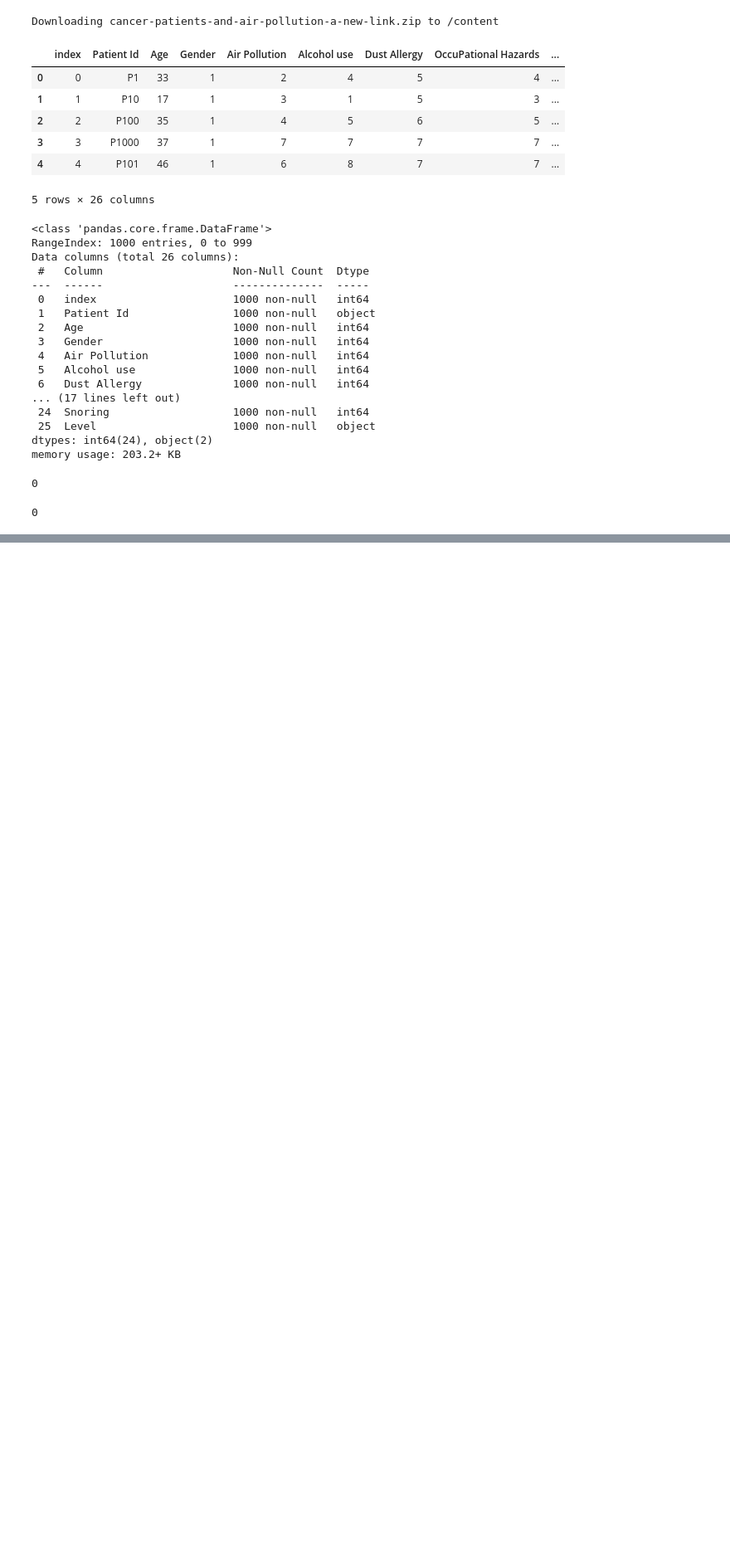
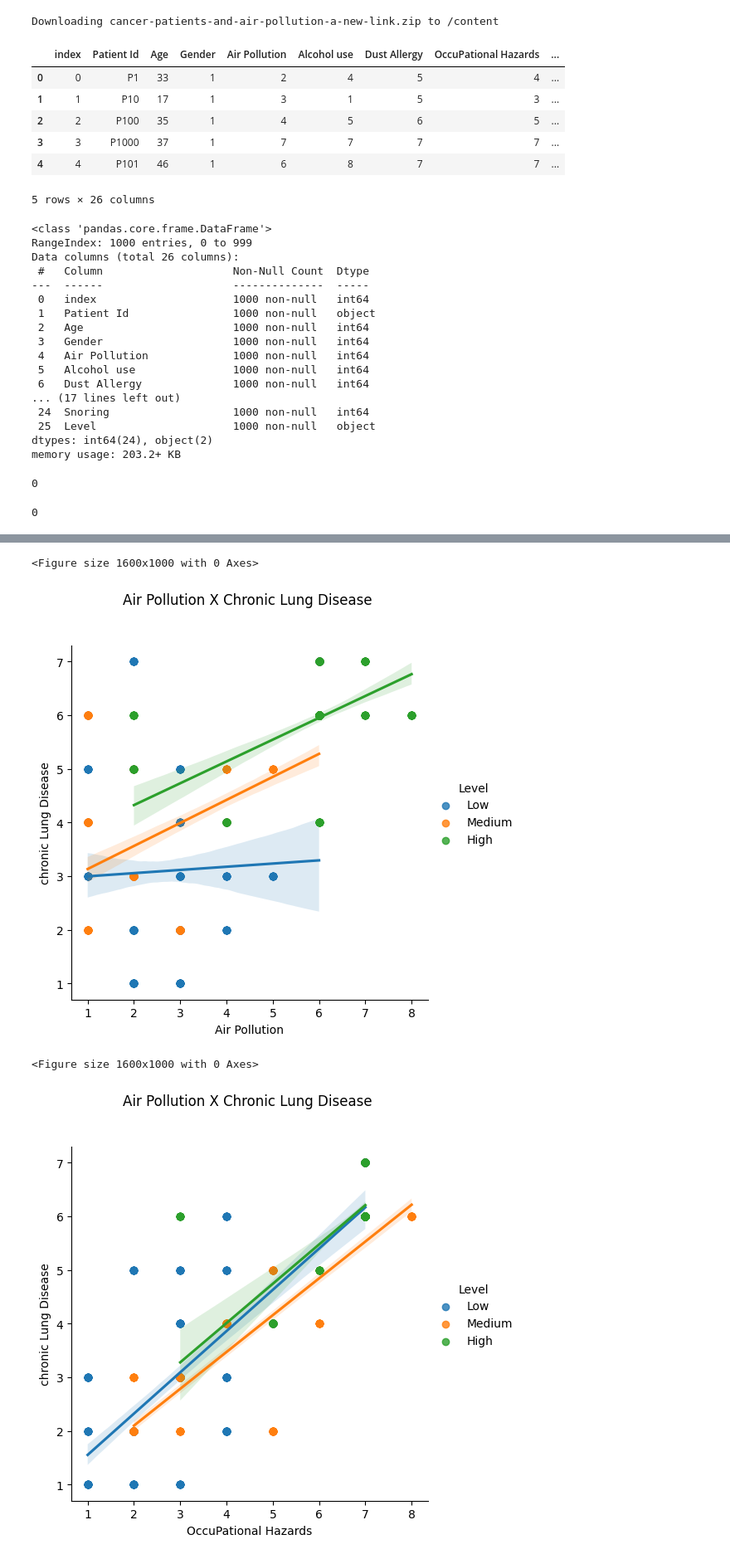
Before and after one commit to Danie110001001109192912/Cancer_prediction, a Jupyter notebook: lung_cancer_prediction.ipynb, the cells around one changed output, grey strips where cells are left out. Shown at 83% size. Drawn from its saved outputs; the diff is of its cells as text; code cells hidden in the pictures; blank space fills up the shorter version.

```diff
--- a/lung_cancer_prediction.ipynb
+++ b/lung_cancer_prediction.ipynb
@@ -95 +96,35 @@ plt.show()
 [figure]
+# %%
+plt.figure(figsize = (16,10))
+
+sns.lmplot(data = pasc, y = 'chronic Lung Disease', x = 'Air Pollution', hue = 'Level')
+plt.title('Air Pollution X Chronic Lung Disease \n\n')
+plt.show()
+
+# mostrar esses graficos melhor
+# buscar atalho para ir apenas ao final da linha e perto das teclas que eu ja digito
+# ver a rela;'ao entre as variaveis de maior correla'ao
+# ver a distribui'ao delas e box olt
+
+plt.figure(figsize = (16,10))
+
+sns.lmplot(data = pasc, y = 'chronic Lung Disease', x = 'OccuPational Hazards', hue = 'Level')
+plt.title('Air Pollution X Chronic Lung Disease \n\n')
+plt.show()
+
+plt.figure(figsize = (16,10))
+
+sns.lmplot(data = pasc, y = 'chronic Lung Disease', x = 'Genetic Risk', hue = 'Level')
+plt.title('Air Pollution X Chronic Lung Disease \n\n')
+plt.show()
+
+plt.figure(figsize = (16,10))
+
+sns.lmplot(data = pasc, y = 'chronic Lung Disease', x = 'Alcohol use', hue = 'Level')
+plt.title('Air Pollution X Chronic Lung Disease \n\n')
+plt.show()
+# %% [output]
+<Figure size 1600x1000 with 0 Axes>
+[figure, added]
+<Figure size 1600x1000 with 0 Axes>
+[figure, added]
```
Also changed, not shown: parts of 5 cells of this notebook.
